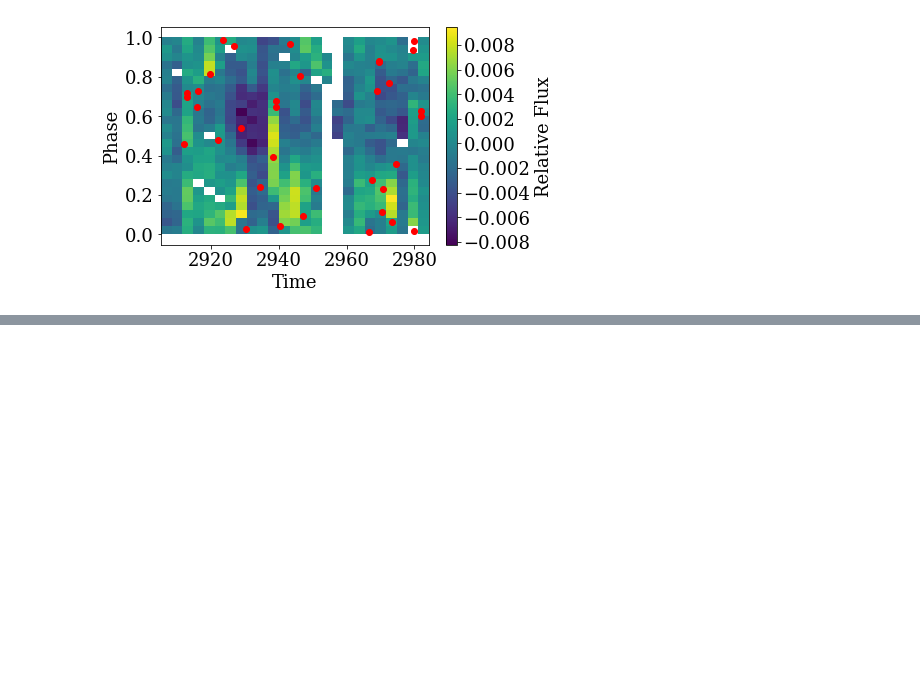
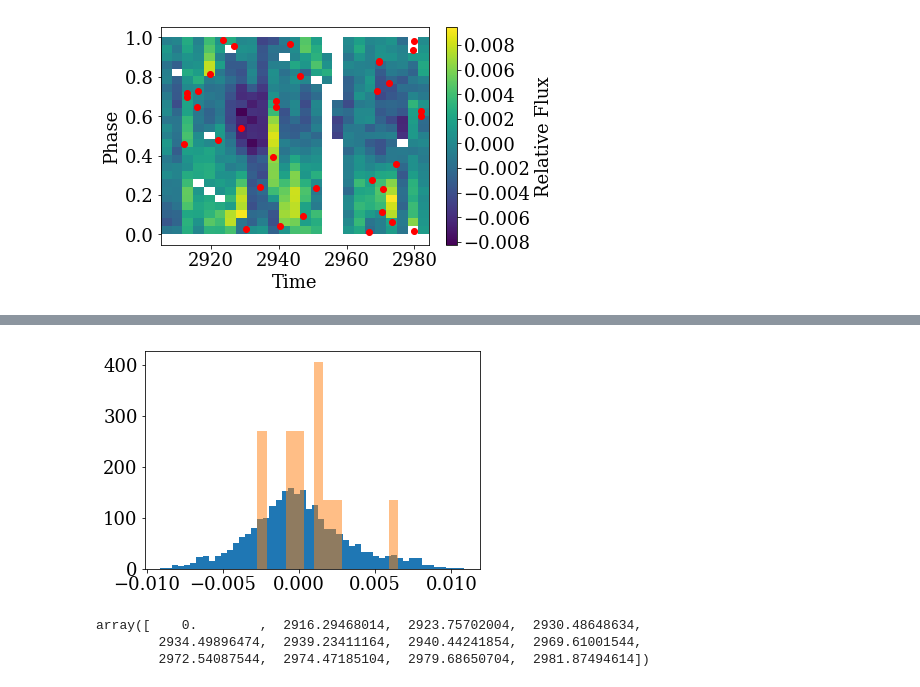
Before and after one commit to jradavenport/trappist-flares, a Jupyter notebook: explore.ipynb, the cells around one changed output, grey strips where cells are left out. Saved outputs shown, nothing was run; the diff lists cells and outputs as text; code cells hidden in the pictures; blank space fills up the shorter version.

```diff
--- a/explore.ipynb
+++ b/explore.ipynb
@@ -518,0 +533,21 @@ binned_statistic_2d?
+# %%
+
+# Try for the BIG flares
+
+
+EDbig_x = np.where((np.log10(ED) > 1.5) )[0]
+
+F_nearbig = np.zeros(len(EDbig_x))
+for k in range(len(EDbig_x)):
+    F_nearbig[k] = fluxmodel[np.argmax(np.where((time_LLC[eok] < (fbeye['t_peak'].values[1:][EDbig_x[k]] - 0.0416)))[0])]
+
+_ = plt.hist(fluxmodel, bins=50, normed=True)
+_ = plt.hist(F_nearbig, bins=15, alpha=0.5, normed=True)
+# %% [output]
+[figure, added]
+# %%
+fbeye['t_peak'].values[EDbig_x]
+# %% [output]
+array([    0.        ,  2916.29468014,  2923.75702004,  2930.48648634,
+        2934.49896474,  2939.23411164,  2940.44241854,  2969.61001544,
+        2972.54087544,  2974.47185104,  2979.68650704,  2981.87494614])
```
Also changed, not shown: parts of 5 cells of this notebook.
